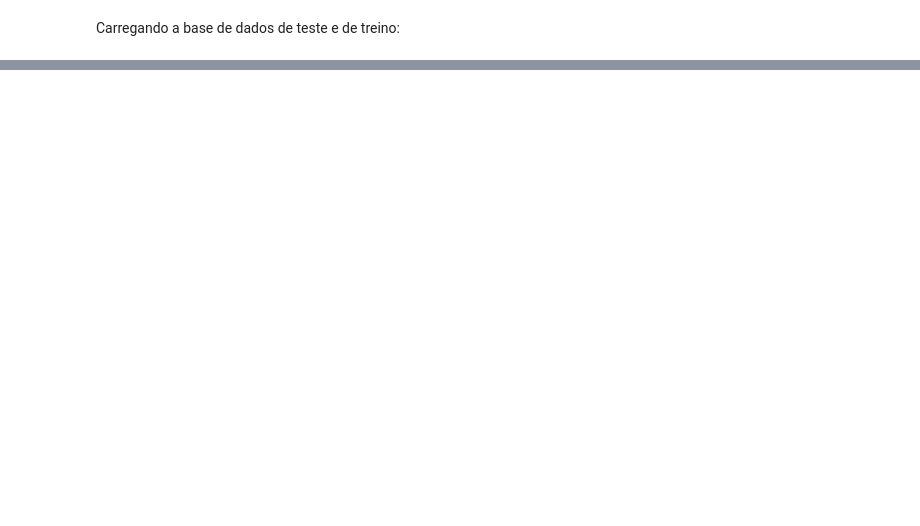
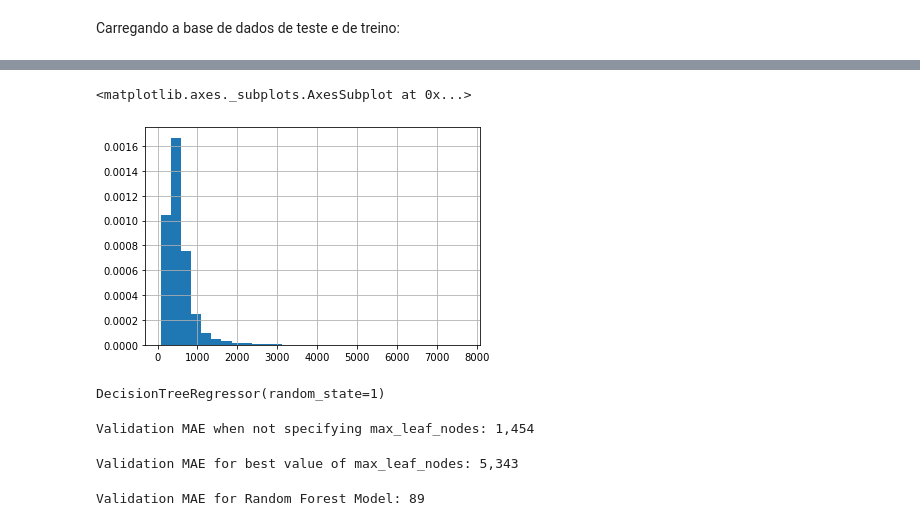
Before and after one commit to BMDamasceno/house-prediction-cdados, a Jupyter notebook: Base_Projeto_2.ipynb, the cells around one changed output, grey strips where cells are left out. Drawn from its saved outputs; the diff is of its cells as text; code cells hidden in the pictures; blank space fills up the shorter version.

Commit message:
model using random forest and decision tree

```diff
--- a/Base_Projeto_2.ipynb
+++ b/Base_Projeto_2.ipynb
@@ -80,0 +94,2 @@ plt.ylabel('Número de banheiros')"""
+# %%
+y = dados.price
@@ -80,0 +98,4 @@ plt.ylabel('Número de banheiros')"""
+# %%
+#printando pra ter ideia dos preços
+milhares = y/1000
+milhares.describe()
@@ -80,0 +112,5 @@ plt.ylabel('Número de banheiros')"""
+# %%
+milhares.hist(bins=30,density=True)
+# %% [output]
+<matplotlib.axes._subplots.AxesSubplot at 0x...>
+[figure, added]
@@ -80,0 +119,32 @@ plt.ylabel('Número de banheiros')"""
+# %%
+# Specify Model
+modelo_decisiontree = DecisionTreeRegressor(random_state=1)
+# Fit Model
+modelo_decisiontree.fit(xtreino, treinoy)
+# %% [output]
+DecisionTreeRegressor(random_state=1)
+# %%
+# Make validation predictions and calculate mean absolute error
+val_predictions = modelo_decisiontree.predict(validacaox)
+val_mae = mean_absolute_error(val_predictions, validacaoy)
+print("Validation MAE when not specifying max_leaf_nodes: {:,.0f}".format(val_mae))
+# %% [output]
+Validation MAE when not specifying max_leaf_nodes: 1,454
+# %%
+# Using best value for max_leaf_nodes
+modelo_decisiontree = DecisionTreeRegressor(max_leaf_nodes=100, random_state=1)
+modelo_decisiontree.fit(xtreino, treinoy)
+val_predictions = modelo_decisiontree.predict(validacaox)
+val_mae = mean_absolute_error(val_predictions, validacaoy)
+print("Validation MAE for best value of max_leaf_nodes: {:,.0f}".format(val_mae))
+# %% [output]
+Validation MAE for best value of max_leaf_nodes: 5,343
+# %%
+modelo_randomforest = RandomForestRegressor(random_state=1)
+modelo_randomforest.fit(xtreino, treinoy)
+rf_predict = modelo_randomforest.predict(validacaox)
+rf_mae = mean_absolute_error(rf_predict, validacaoy)
+
+print("Validation MAE for Random Forest Model: {:,.0f}".format(rf_val_mae))
+# %% [output]
+Validation MAE for Random Forest Model: 89
```
Also changed, not shown: parts of 10 cells of this notebook.
